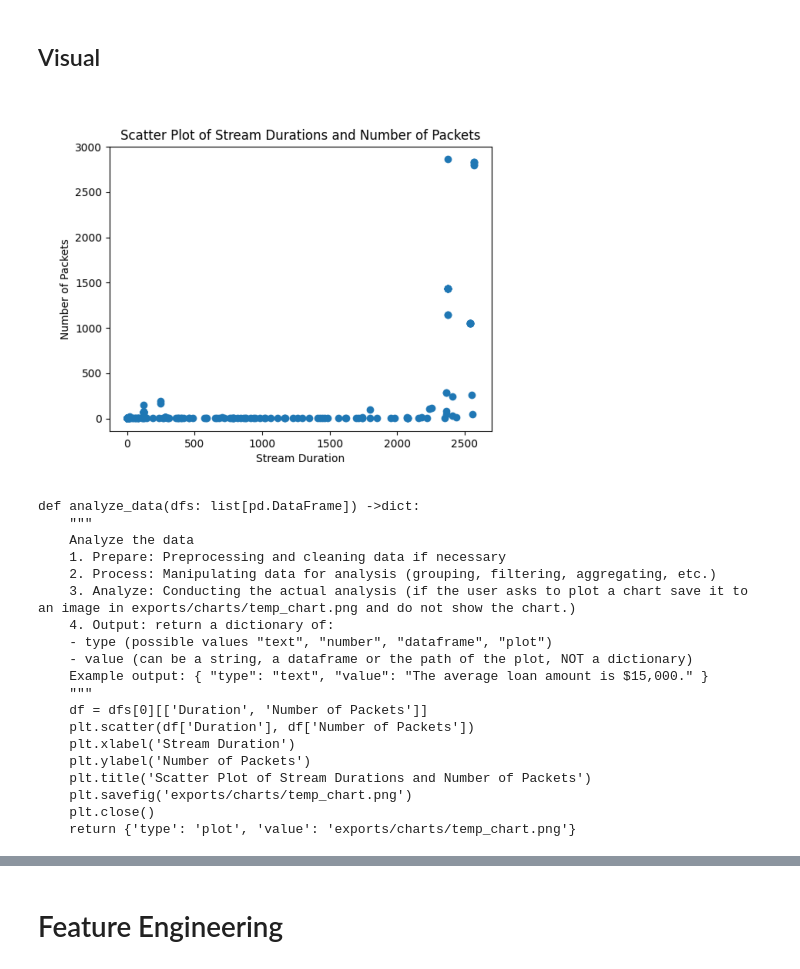
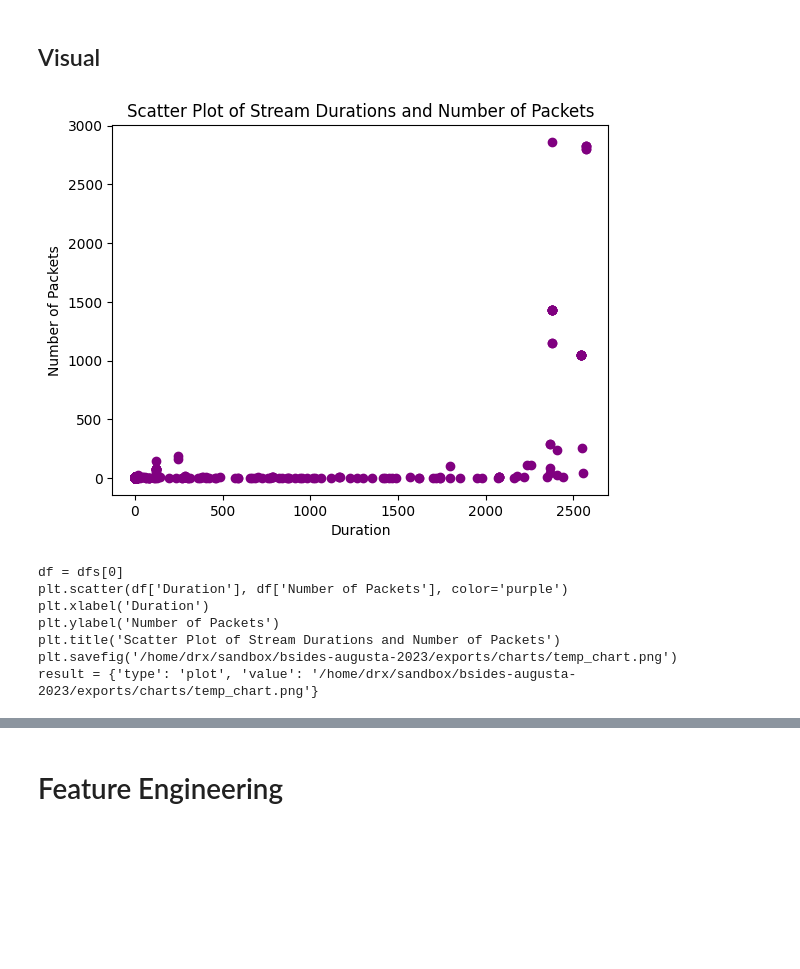
Before and after one commit to mundruid/bsides-augusta-2023, a Jupyter notebook: demo_pandasai.ipynb, the cells around one changed output, grey strips where cells are left out. Drawn from its saved outputs; the diff is of its cells as text; code cells hidden in the pictures; blank space fills up the shorter version.

```diff
--- a/demo_pandasai.ipynb
+++ b/demo_pandasai.ipynb
@@ -152,33 +116,25 @@ if READ_FROM_PICKLE:
     mirai_stream_df = pd.read_pickle("data/mirai_stream.pkl")
     benign_stream_df = pd.read_pickle("data/benign_stream.pkl")
 # %%
-mirai_smart_stream = SmartDataframe(df=pd.DataFrame(mirai_stream_df), config={"llm": llm})
+mirai_smart_stream = SmartDataframe(
+    df=pd.DataFrame(mirai_stream_df), config={"llm": llm}
+)
 # %%
-mirai_smart_stream.chat("Plot the scatter plot of stream durations and number of packets.")
+mirai_smart_stream.chat(
+    "Plot the scatter plot of stream durations and number of packets using purple color for the dots."
+)
 # %% [output]
-[figure, old version]
+[figure, new version]
 # %%
 print(mirai_smart_stream.last_code_executed)
 # %% [output]
-def analyze_data(dfs: list[pd.DataFrame]) ->dict:
-    """
-    Analyze the data
-    1. Prepare: Preprocessing and cleaning data if necessary
-    2. Process: Manipulating data for analysis (grouping, filtering, aggregating, etc.)
-    3. Analyze: Conducting the actual analysis (if the user asks to plot a chart save it to an image in exports/charts/temp_chart.png and do not show the chart.)
-    4. Output: return a dictionary of:
-    - type (possible values "text", "number", "dataframe", "plot")
-    - value (can be a string, a dataframe or the path of the plot, NOT a dictionary)
-    Example output: { "type": "text", "value": "The average loan amount is $15,000." }
-    """
-    df = dfs[0][['Duration', 'Number of Packets']]
-    plt.scatter(df['Duration'], df['Number of Packets'])
-    plt.xlabel('Stream Duration')
-    plt.ylabel('Number of Packets')
-    plt.title('Scatter Plot of Stream Durations and Number of Packets')
-    plt.savefig('exports/charts/temp_chart.png')
-    plt.close()
-    return {'type': 'plot', 'value': 'exports/charts/temp_chart.png'}
+df = dfs[0]
+plt.scatter(df['Duration'], df['Number of Packets'], color='purple')
+plt.xlabel('Duration')
+plt.ylabel('Number of Packets')
+plt.title('Scatter Plot of Stream Durations and Number of Packets')
+plt.savefig('/home/drx/sandbox/bsides-augusta-2023/exports/charts/temp_chart.png')
+result = {'type': 'plot', 'value': '/home/drx/sandbox/bsides-augusta-2023/exports/charts/temp_chart.png'}
 # %%
 mirai_smart_stream.chat("Plot the histogram stream ports and number of packets.")
 # %% [output]
```
Also changed, not shown: parts of 24 cells of this notebook, 1 other file.
